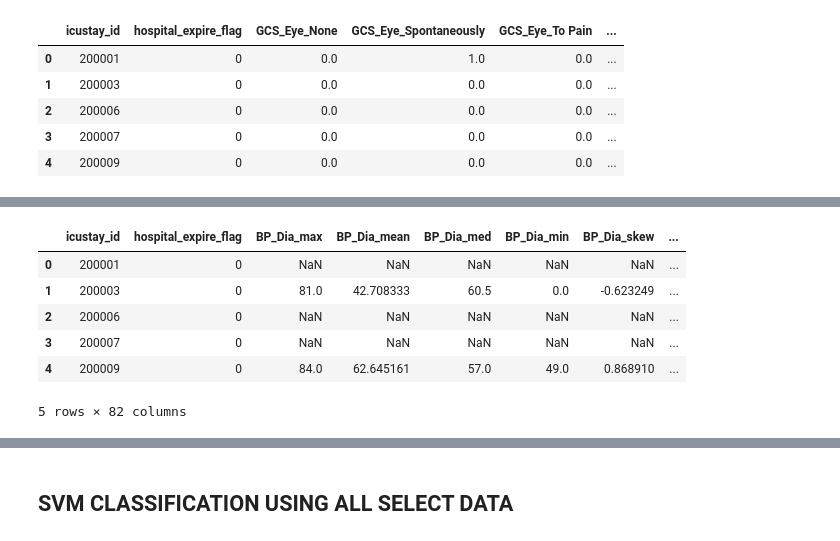
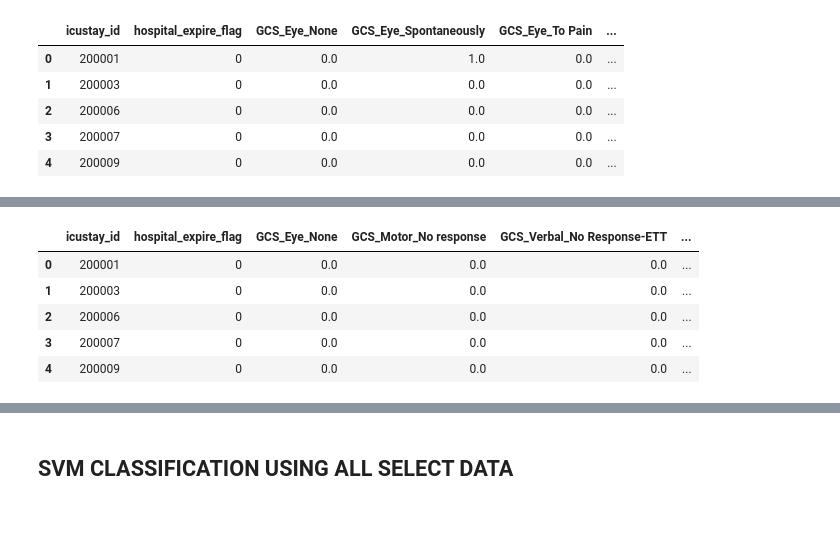
Before and after one commit to RJBeetel3/mimic3_analysis, a Jupyter notebook: ICU_MORTALITY_FIRST24.ipynb, the cells around one changed output, grey strips where cells are left out. Cells and saved outputs as stored; diff of their text form; code cells hidden in the pictures.

```diff
--- a/ICU_MORTALITY_FIRST24.ipynb
+++ b/ICU_MORTALITY_FIRST24.ipynb
@@ -319,0 +329,8 @@ pH  = 11032
+# %%
+# SCALING DATA USING ROBUST_SCALE TO ACCOUNT FOR OUTLIERS
+for frame in cont_dict.keys():
+    cont_dict[frame].iloc[:,2:] = preprocessing.robust_scale(cont_dict[frame].iloc[:,2:],
+                                                axis = 0, with_centering=True, with_scaling=True,
+                                                quantile_range=(25.0, 75.0), copy=True)
+
+print "complete"
@@ -392,6 +408,7 @@ display(cont_dict[key].describe())
 # %% [markdown]
 ## PLOT DENSITY OF CONTINUOUS/FLOAT64 VARIABLES WITH OUTLIERS REMOVED
 # %%
+key = cont_dict.keys()[2]
 for col in cont_dict[key].columns[2:]:
     plt.subplots(figsize=(10,4))
     cont_dict[key][col].plot.kde()
@@ -437,16 +442,22 @@ cont_dict.keys()
 # %%
 cont_feature_scores = pd.DataFrame()
 
-for key in cont_dict.keys():
+for frame in cont_dict.keys():
 
-    X_cont = cont_dict[key].drop(['hospital_expire_flag', 'icustay_id'], axis = 1)
-    y_cont = cont_dict[key]['hospital_expire_flag']
+    cont_dict[frame].dropna(inplace=True)
+    X_cont = cont_dict[frame].drop(['hospital_expire_flag', 'icustay_id'], axis = 1)
+    y_cont = cont_dict[frame]['hospital_expire_flag']
     below_zeros = list(X_cont.columns[X_cont.min() < 0])
     # SelectKBest can't deal with negative numbers so we shift any variables with negative values
     # up so that the most negative values = 0
+
+    ##### THIS CODE DOES NOT SHIFT THE VALUES IN THE ORIGINAL DATAFRAME #####
+
     for col in below_zeros:
+        feature_index = cont_dict[frame].columns.get_loc(col)
         col_min = X_cont[col].min()
         X_cont[col] = X_cont[col].apply(lambda x: x-col_min)
+        cont_dict[frame].iloc[:,feature_index] = X_cont[col]
 
     selector = SelectKBest(k='all')
     selector.fit(X_cont, y_cont)
@@ -455,6 +466,7 @@ for key in cont_dict.keys():
         }
     cont_feature_scores = cont_feature_scores.append(pd.DataFrame(d))
 
+
 cont_feature_scores.sort_values(['pvalues'], axis = 0, ascending = True, inplace = True)
 
 tops = cont_feature_scores.head(20).transpose().columns
@@ -824,5 +882,5 @@ cat_dummy_data.head()
 # %%
-cat_select_features = list(cat_feature_scores[:10].index)
+cat_select_features = list(cat_feature_scores[cat_feature_scores.scores > 350].index)
 cat_select_features.insert(0, 'icustay_id')
 #could leave this out to avoid duplicates when merging w/ cont data later
 cat_select_features.insert(1,'hospital_expire_flag')
@@ -834,10 +939,9 @@ cat_select_data.head()
 # %%
-cont_data.head()
+cat_select_data.head()
 # %% [output]
-|  | icustay_id | hospital_expire_flag | BP_Dia_max | BP_Dia_mean | BP_Dia_med | BP_Dia_min | BP_Dia_skew | ... |
-| 0 | 200001 | 0 | NaN | NaN | NaN | NaN | NaN | ... |
-| 1 | 200003 | 0 | 81.0 | 42.708333 | 60.5 | 0.0 | -0.623249 | ... |
-| 2 | 200006 | 0 | NaN | NaN | NaN | NaN | NaN | ... |
-| 3 | 200007 | 0 | NaN | NaN | NaN | NaN | NaN | ... |
-| 4 | 200009 | 0 | 84.0 | 62.645161 | 57.0 | 49.0 | 0.868910 | ... |
+|  | icustay_id | hospital_expire_flag | GCS_Eye_None | GCS_Motor_No response | GCS_Verbal_No Response-ETT | ... |
+| 0 | 200001 | 0 | 0.0 | 0.0 | 0.0 | ... |
+| 1 | 200003 | 0 | 0.0 | 0.0 | 0.0 | ... |
+| 2 | 200006 | 0 | 0.0 | 0.0 | 0.0 | ... |
+| 3 | 200007 | 0 | 0.0 | 0.0 | 0.0 | ... |
+| 4 | 200009 | 0 | 0.0 | 0.0 | 0.0 | ... |
-5 rows × 82 columns
```
Also changed, not shown: parts of 72 cells of this notebook, 2 other files.
